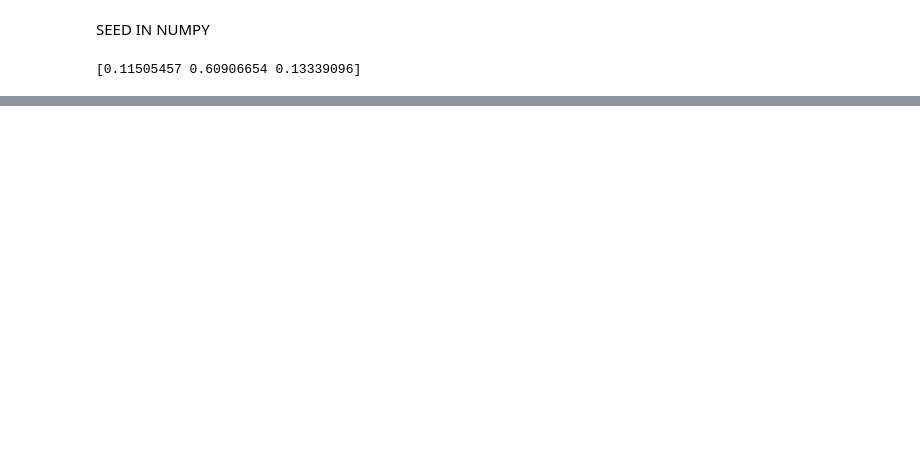
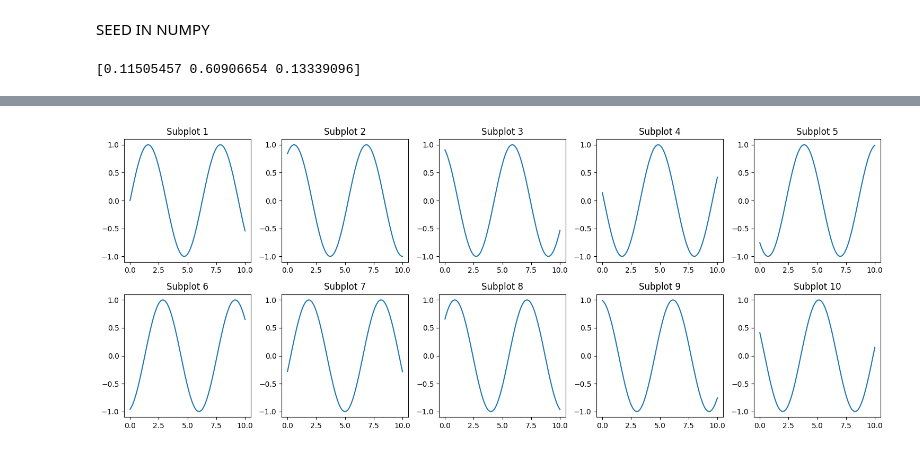
Before and after one commit to code-by-rohith/Data-Analytics, a Jupyter notebook: Numpy/Random.ipynb, the cells around one changed output, grey strips where cells are left out. Drawn from its saved outputs; the diff is of its cells as text; code cells hidden in the pictures; blank space fills up the shorter version.

```diff
--- a/Numpy/Random.ipynb
+++ b/Numpy/Random.ipynb
@@ -149,0 +199,51 @@ print(random_numbers)
+# %%
+import matplotlib.pyplot as plt
+import numpy as np
+
+x = np.linspace(0, 10, 100)
+
+fig = plt.figure(figsize=(15, 6))
+
+ax1 = plt.subplot(2, 5, 1)
+ax1.plot(x, np.sin(x))
+ax1.set_title('Subplot 1')
+
+ax2 = plt.subplot(2, 5, 2)
+ax2.plot(x, np.sin(x + 1))
+ax2.set_title('Subplot 2')
+
+ax3 = plt.subplot(2, 5, 3)
+ax3.plot(x, np.sin(x + 2))
+ax3.set_title('Subplot 3')
+
+ax4 = plt.subplot(2, 5, 4)
+ax4.plot(x, np.sin(x + 3))
+ax4.set_title('Subplot 4')
+
+ax5 = plt.subplot(2, 5, 5)
+ax5.plot(x, np.sin(x + 4))
+ax5.set_title('Subplot 5')
+
+ax6 = plt.subplot(2, 5, 6)
+ax6.plot(x, np.sin(x + 5))
+ax6.set_title('Subplot 6')
+
+ax7 = plt.subplot(2, 5, 7)
+ax7.plot(x, np.sin(x + 6))
+ax7.set_title('Subplot 7')
+
+ax8 = plt.subplot(2, 5, 8)
+ax8.plot(x, np.sin(x + 7))
+ax8.set_title('Subplot 8')
+
+ax9 = plt.subplot(2, 5, 9)
+ax9.plot(x, np.sin(x + 8))
+ax9.set_title('Subplot 9')
+
+ax10 = plt.subplot(2, 5, 10)
+ax10.plot(x, np.sin(x + 9))
+ax10.set_title('Subplot 10')
+plt.tight_layout()
+plt.show()
+# %% [output]
+[figure, added]
```
Also changed, not shown: parts of 18 cells of this notebook, 11 other files.
